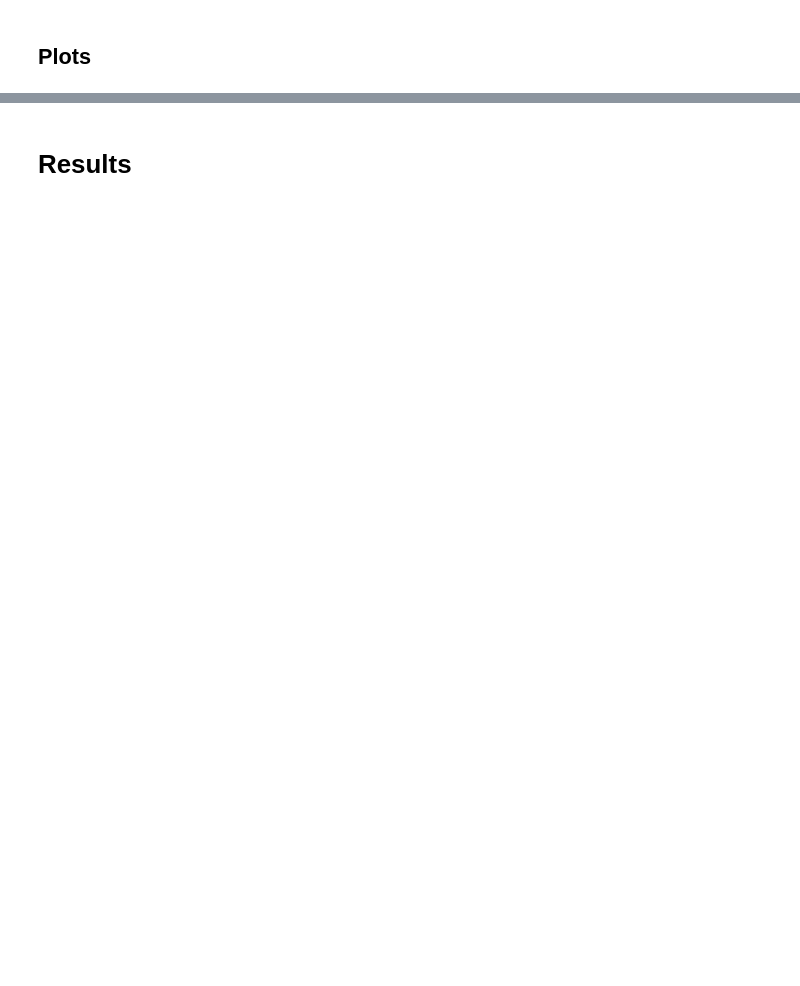
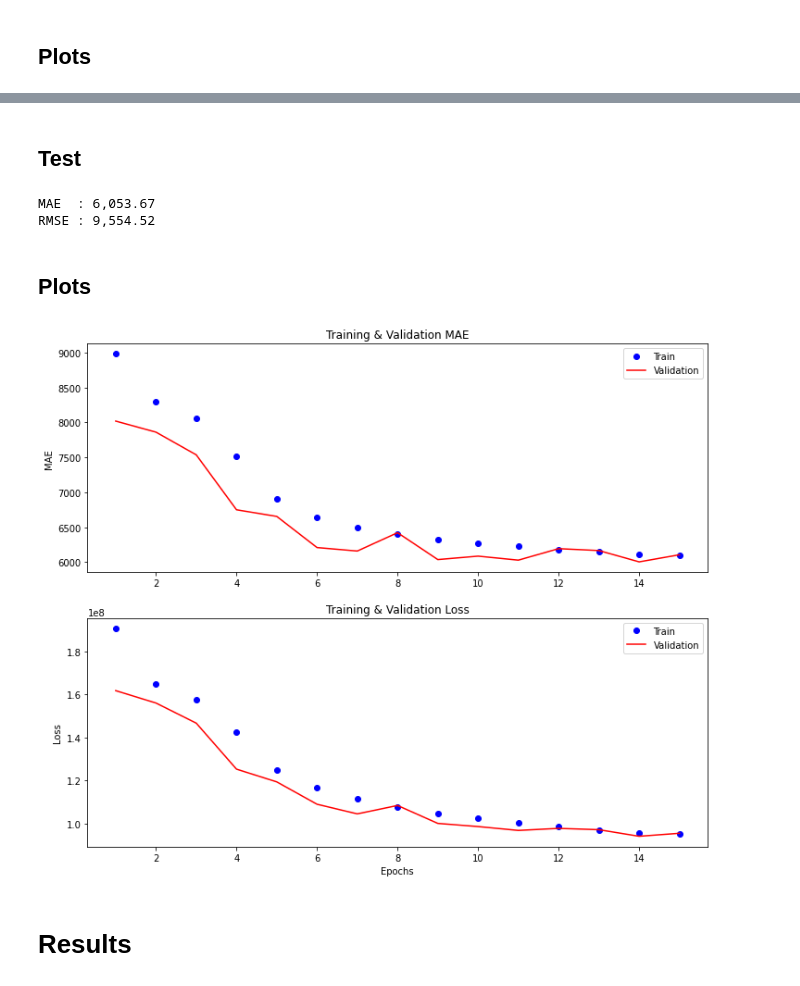
Before and after one commit to swilsonmfc/notebooks, a Jupyter notebook: NeuralNetworksEmbedding.ipynb, the cells around one changed output, grey strips where cells are left out. Cells and saved outputs as stored; diff of their text form; code cells hidden in the pictures; blank space fills up the shorter version.

```diff
--- a/NeuralNetworksEmbedding.ipynb
+++ b/NeuralNetworksEmbedding.ipynb
@@ -1089,3 +1325,33 @@ plot_performance(history_embedding)
+# %% [markdown]
+## Test
+# %%
+pred = model.predict({'inputs':X_test,
+                      'inputs_make':X_test_make,
+                      'inputs_state':X_test_state,
+                      'inputs_location':X_test_location,
+                      'inputs_manufacturer':X_test_manufacturer,
+                      'inputs_vehicletype':X_test_vehicletype,
+                      'inputs_description':X_test_description,
+                      'inputs_model':X_test_model,
+                      'inputs_city':X_test_city})
+
+mae  = mean_absolute_error(y_test, pred)
+mse  = mean_squared_error(y_test, pred)
+rmse = math.sqrt(mse)
+
+print(f'MAE  : {mae:,.2f}')
+print(f'RMSE : {rmse:,.2f}')
+
+results_df.loc['Embedding Label'] = [mae, rmse]
+# %% [output]
+MAE  : 6,053.67
+RMSE : 9,554.52
+# %% [markdown]
+## Plots
+# %%
+plot_performance(history_embedding)
+# %% [output]
+[figure, added]
 # %% [markdown]
 # Results
 # %%
```
Also changed, not shown: parts of 50 cells of this notebook.
